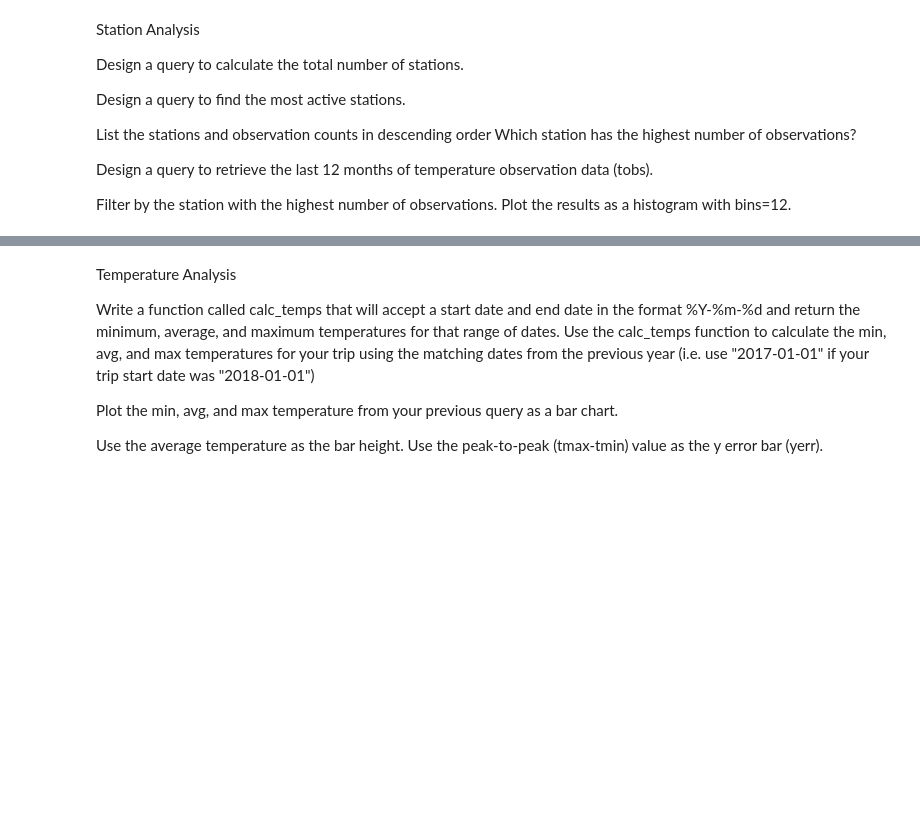
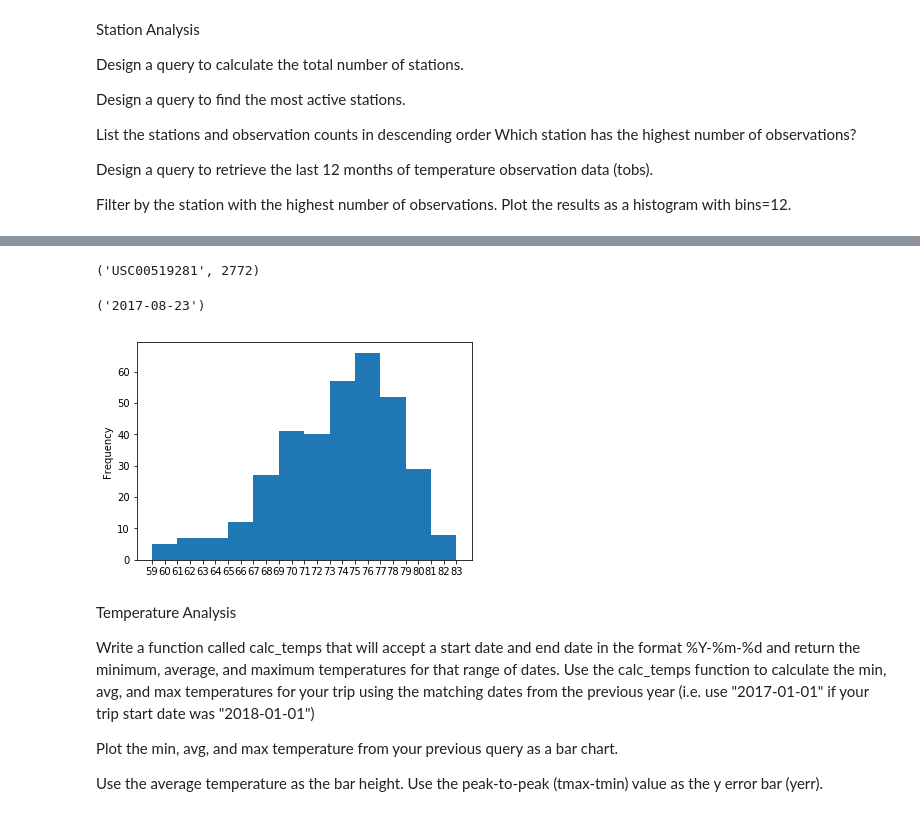
Before and after one commit to StevenOrn/11_advanced_data_storage, a Jupyter notebook: climate_analysis.ipynb, the cells around one changed output, grey strips where cells are left out. Saved outputs shown, nothing was run; the diff lists cells and outputs as text; code cells hidden in the pictures; blank space fills up the shorter version.

```diff
--- a/climate_analysis.ipynb
+++ b/climate_analysis.ipynb
@@ -124,7 +126,14 @@ session.query(Measurement.station,func.count(Measurement.date)).group_by(Measure
+# %%
+# Which station has the highest number of observations?
+session.query(Measurement.station,func.count(Measurement.date)).group_by(Measurement.station)\
+                .order_by(func.count(Measurement.date).desc()).first()
+# %% [output]
+('USC00519281', 2772)
 # %%
-#checking for most recent date in database to determine how far a year is
-session.query(Measurement.station,func.count(Measurement.date)).group_by(Measurement.station)\
-                .order_by(func.count(Measurement.date).desc()).first()
+#checking for most recent date in database to determine year
+session.query(Measurement.date).order_by(Measurement.date.desc()).first()
+# %% [output]
+('2017-08-23')
 # %%
 #Design a query to retrieve the last 12 months of temperature observation data (tobs).
 #Filter by the station with the highest number of observations.
@@ -135,7 +144,10 @@ weather_db = pd.DataFrame(weather_query,columns=['date','tobs'])
 weather_db.set_index('date', inplace=True, )
 # %%
 #Plot the results as a histogram with bins=12.
-plt.hist(weather_db,bins =12);
+plt.hist(weather_db,bins =12)
+plt.ylabel('Frequency');
+# %% [output]
+[figure, added]
 # %% [markdown]
 Temperature Analysis
 
```
Also changed, not shown: parts of 5 cells of this notebook, 8 other files.
